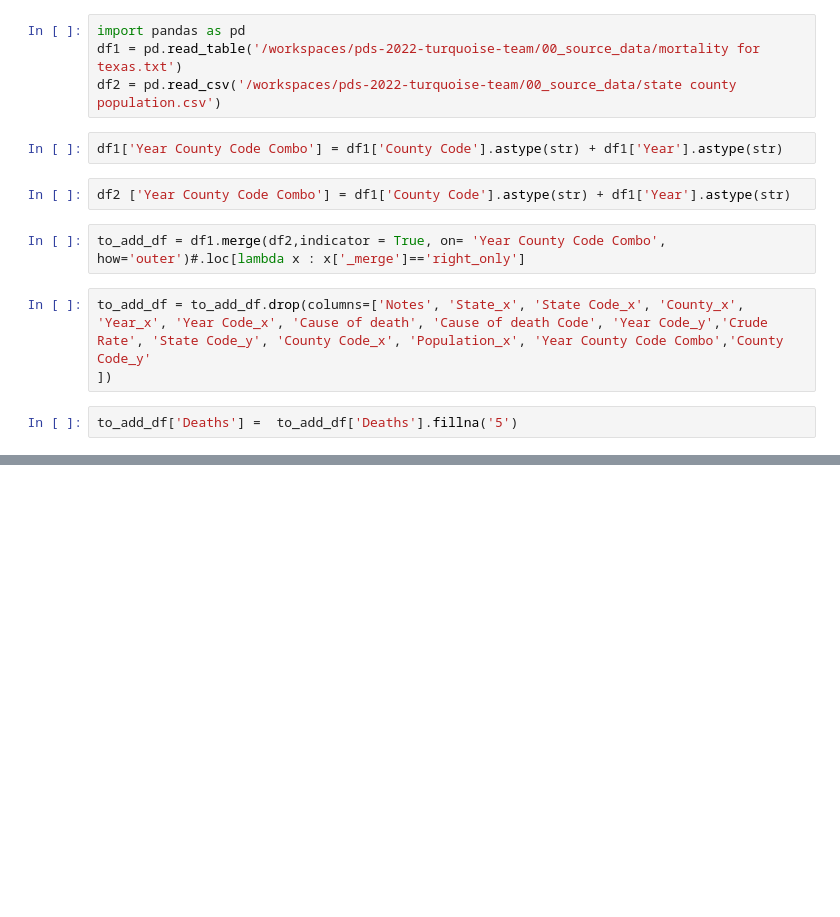
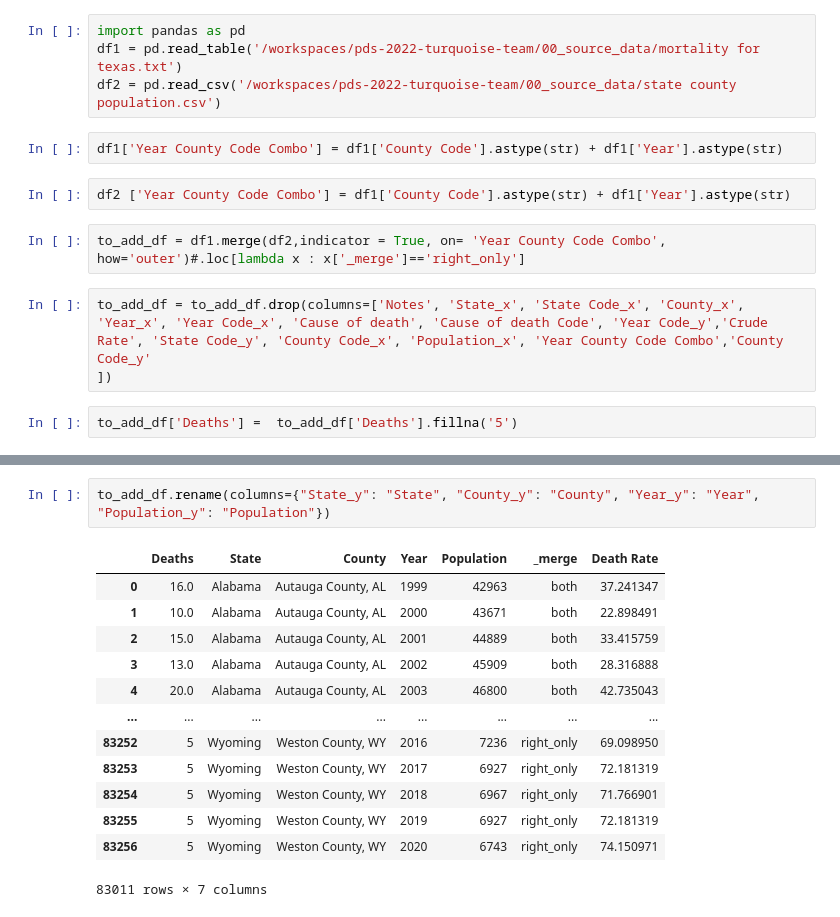
Before and after one commit to MIDS-at-Duke/pds-2022-turquoise-team, a Jupyter notebook: 10_code/texas cleaning final .ipynb, the cells around one changed output, grey strips where cells are left out. Drawn from its saved outputs; the diff is of its cells as text; blank space fills up the shorter version.

```diff
--- a/10_code/texas cleaning final .ipynb
+++ b/10_code/texas cleaning final .ipynb
@@ -33,0 +47,16 @@ to_add_df.to_csv('/workspaces/pds-2022-turquoise-team/00_source_data/texas_all_d
+# %%
+to_add_df.rename(columns={"State_y": "State", "County_y": "County", "Year_y": "Year", "Population_y": "Population"})
+# %% [output]
+|  | Deaths | State | County | Year | Population | _merge | Death Rate |
+| 0 | 16.0 | Alabama | Autauga County, AL | 1999 | 42963 | both | 37.241347 |
+| 1 | 10.0 | Alabama | Autauga County, AL | 2000 | 43671 | both | 22.898491 |
+| 2 | 15.0 | Alabama | Autauga County, AL | 2001 | 44889 | both | 33.415759 |
+| 3 | 13.0 | Alabama | Autauga County, AL | 2002 | 45909 | both | 28.316888 |
+| 4 | 20.0 | Alabama | Autauga County, AL | 2003 | 46800 | both | 42.735043 |
+| ... | ... | ... | ... | ... | ... | ... | ... |
+| 83252 | 5 | Wyoming | Weston County, WY | 2016 | 7236 | right_only | 69.098950 |
+| 83253 | 5 | Wyoming | Weston County, WY | 2017 | 6927 | right_only | 72.181319 |
+| 83254 | 5 | Wyoming | Weston County, WY | 2018 | 6967 | right_only | 71.766901 |
+| 83255 | 5 | Wyoming | Weston County, WY | 2019 | 6927 | right_only | 72.181319 |
+| 83256 | 5 | Wyoming | Weston County, WY | 2020 | 6743 | right_only | 74.150971 |
+83011 rows × 7 columns
```
Also changed, not shown: parts of 11 cells of this notebook, 2 other files.
